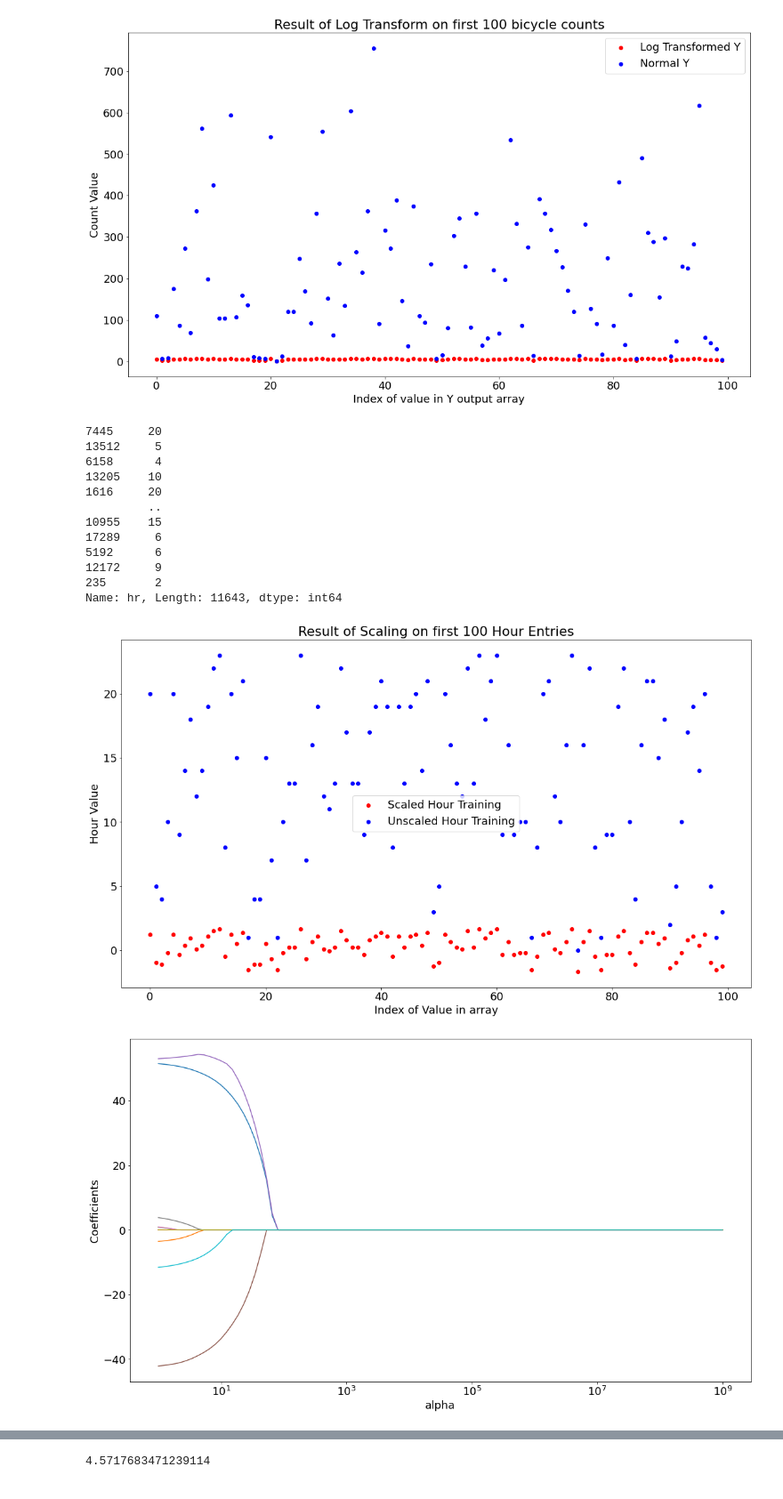
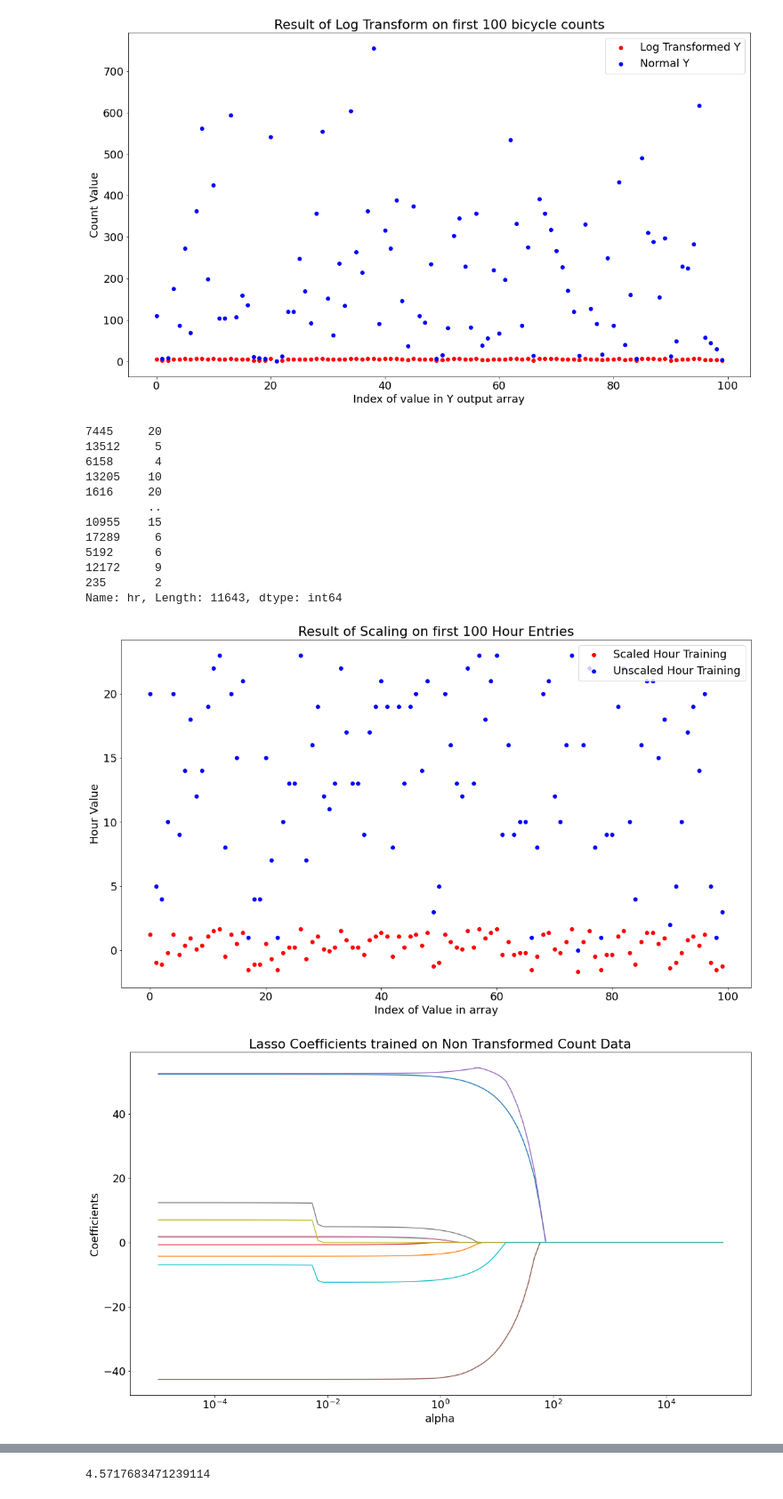
Before and after one commit to NathanHergenreter/CS574_BikeSharing, a Jupyter notebook: lasso.ipynb, the cells around one changed output, grey strips where cells are left out. Shown at 89% size. Drawn from its saved outputs; the diff is of its cells as text; code cells hidden in the pictures.

```diff
--- a/lasso.ipynb
+++ b/lasso.ipynb
@@ -98,10 +115,11 @@ plt.scatter(xvalues,X_train[:,0][:100],color="red", label="Log Transformed Train
 plt.scatter(xvalues,preScale_X_train['hr'][:100],color="blue", label="Normal Training")
 ax = plt.gca()
 
-ax.legend(("Scaled Hour Training ", "Unscaled Hour Training"))
 plt.xlabel('Index of Value in array')
 plt.ylabel('Hour Value');
 plt.title('Result of Scaling on first 100 Hour Entries')
+ax.legend(("Scaled Hour Training ", "Unscaled Hour Training"), loc='upper right')
+
 plt.show()
 # %% [output]
 7445     20
@@ -116,7 +134,7 @@ plt.show()
 12172     9
 235       2
 Name: hr, Length: 11643, dtype: int64
-[figure, old version]
+[figure, new version]
 # %%
 # This function uses the original count values
 # The MSE will be extremely high
@@ -142,31 +161,32 @@ gsLassoLog = LassoLog(X_train, y_train_log)
 # %%
 
 
 scaler = StandardScaler()
 lasso = Lasso(normalize=False,fit_intercept=True) #we will pass through alpha values later
 pipe = make_pipeline(scaler, lasso)
 coefs = []
 # print(pipe.get_params().keys()) #reports input names can set (look for the hyper-parameters)
-parameters = {'lasso__alpha':np.logspace(0, 9, 100)}
+parameters = {'lasso__alpha':np.logspace(-5, 5, 100)}
 # model = GridSearchCV(pipe, parameters, scoring='neg_mean_squared_error', cv=n_folds)
 # model.fit(X_train,y_train)
 for a in  parameters['lasso__alpha']:
     pipe.set_params(lasso__alpha=a)
     pipe.fit(X_train, y_train)
     coefs.append(pipe.named_steps['lasso'].coef_)
 
 plt.figure()
 plt.gcf().set_size_inches(18.5, 10.5)
 
 ax = plt.gca()
-ax.plot(np.logspace(0, 9, 100), coefs)
+ax.plot(np.logspace(-5, 5, 100), coefs)
 ax.set_xscale('log')
+plt.title('Lasso Coefficients trained on Non Transformed Count Data')
 
 plt.axis('tight')
 plt.xlabel('alpha')
 plt.ylabel('Coefficients');
 # %% [output]
-[figure, old version]
+[figure, new version]
 # %%
 scaler = StandardScaler()
 lasso = Lasso(normalize=False,fit_intercept=True) #we will pass through alpha values later
```
Also changed, not shown: parts of 12 cells of this notebook, 2 other files.
